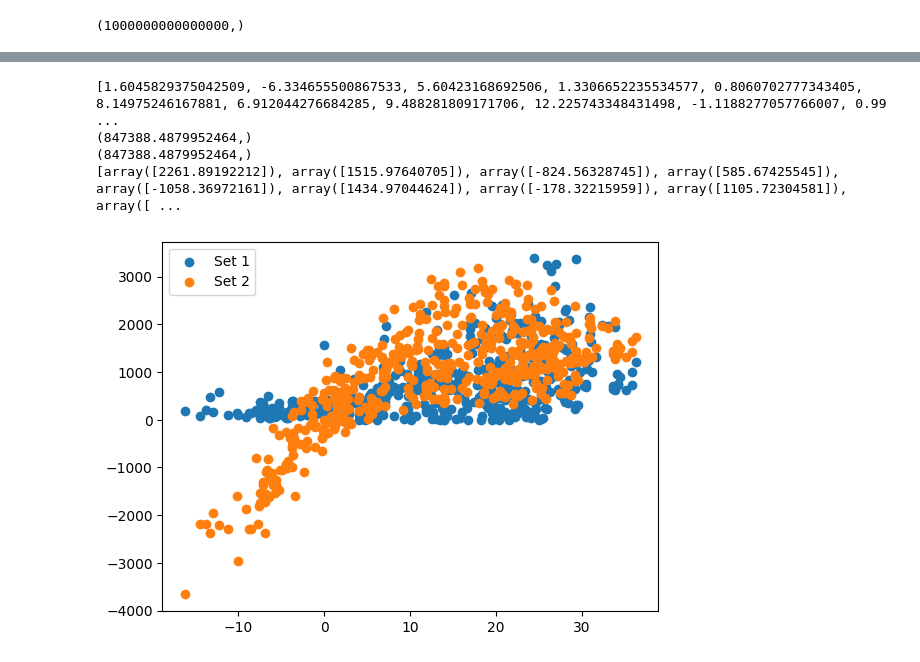
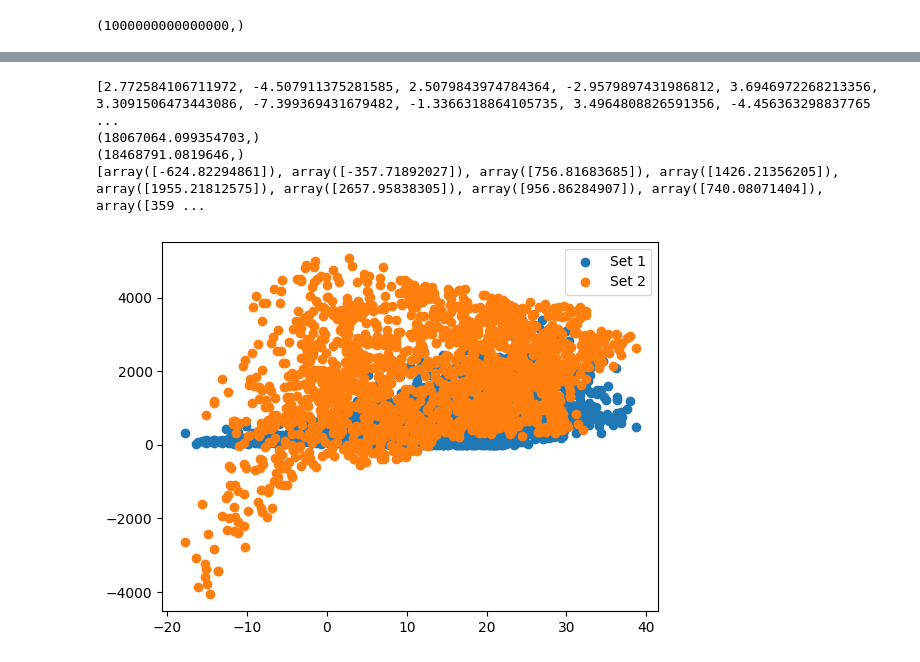
Before and after one commit to katie291100/evac-exam, a Jupyter notebook: main copy.ipynb, the cells around one changed output, grey strips where cells are left out. Drawn from its saved outputs; the diff is of its cells as text; code cells hidden in the pictures.

```diff
--- a/main copy.ipynb
+++ b/main copy.ipynb
@@ -152,8 +153,14 @@ toolbox.register("individual", tools.initRepeat, creator.Individual,
 # %%
 import numpy
 # randomise data
-data = data.sample(frac=1).reset_index(drop=True)
-data = data[:500]
+all_data = all_data.sample(frac=1).reset_index(drop=True)
+test_data = all_data.sample(frac=0.2)
+train_data = all_data.drop(test_data.index)
+train_data = train_data.reset_index(drop=True)
+test_data = test_data.reset_index(drop=True)
+print(test_data.size)
+
+print(train_data.size)
 stats_fit = tools.Statistics(lambda ind: ind.fitness.values)
 stats_size = tools.Statistics(len)
 mstats = tools.MultiStatistics(fitness=stats_fit, size=stats_size)
@@ -195,9 +205,9 @@ stats.register("max", np.max)
 ## SANITYY CHECK
 ind = toolbox.individual()
 print(ind)
-ind.fitness.values = toolbox.evaluate(ind, myNet)
+ind.fitness.values = toolbox.evaluate(ind, myNet, train_data)
 print(ind.fitness.valid)
 print(myNet.setWeightsLinear(ind))
 print(myNet.feedForward([-10, 4, 3, 2, 1, 5, 5]))
-print(toolbox.evaluate(ind, myNet))
+print(toolbox.evaluate(ind, myNet, train_data))
 # %% [output]
@@ -211,7 +221,7 @@ logbook = tools.Logbook()
 
 pop = toolbox.population(n=100)
 # %%
-fitnesses = [toolbox.evaluate(indiv, myNet) for indiv in pop]
+fitnesses = [toolbox.evaluate(indiv, myNet, train_data) for indiv in pop]
 for ind, fit in zip(pop, fitnesses):
     ind.fitness.values = fit
 # %%
@@ -228,7 +238,7 @@ for g in range(NGEN):
         del mutant.fitness.values
 
     invalid_ind = [ind for ind in offspring if not ind.fitness.valid]
-    fitnesses = [toolbox.evaluate(indiv, myNet) for indiv in invalid_ind]
+    fitnesses = [toolbox.evaluate(indiv, myNet, train_data) for indiv in invalid_ind]
     for ind, fit in zip(invalid_ind, fitnesses):
          ind.fitness.values = fit
 
@@ -294,34 +297,33 @@ avg     gen     max     min             std
 # %%
 import matplotlib.pyplot as plt
 
 best_ind = tools.selBest(pop, 1)[0]
 print(best_ind)
-print(toolbox.evaluate(best_ind, myNet))
-myNet.setWeightsLinear(best_ind)
-print(toolbox.evaluate(best_ind, myNet))
+print(toolbox.evaluate(best_ind, myNet, train_data))
+print(toolbox.evaluate(best_ind, myNet, test_data))
 
-inputs = [[data['Hour'][i],data['Temp'][i], data['Windspeed'][i], data['HireAvailable'][i], data['PublicHoliday'][i], data['Weekend'][i], data['Month'][i]] for i in range(len(data))]
+inputs = [[test_data['Hour'][i],test_data['Temp'][i], test_data['Windspeed'][i], test_data['HireAvailable'][i], test_data['PublicHoliday'][i], test_data['Weekend'][i], test_data['Month'][i]] for i in range(len(test_data))]
 # Assuming you have two sets of data:
-x_values1 = data['Temp'].to_list()
-y_values1 = data['Count'].to_list()
+x_values1 = test_data['Temp'].to_list()
+y_values1 = test_data['Count'].to_list()
 
-x_values2 = data['Temp'].to_list()
+x_values2 = test_data['Temp'].to_list()
 y_values2 = [myNet.feedForward(i) for i in inputs]
 
 print(y_values2)
 plt.scatter(x_values1, y_values1, label='Set 1')
 plt.scatter(x_values2, y_values2, label='Set 2')
 
 # Add a legend to explain which line is which
 plt.legend()
 
 # Display the plot
 plt.show()
 # %% [output]
-[1.6045829375042509, -6.334655500867533, 5.60423168692506, 1.3306652235534577, 0.8060702777343405, 8.14975246167881, 6.912044276684285, 9.488281809171706, 12.225743348431498, -1.1188277057766007, 0.99 ...
-(847388.4879952464,)
-(847388.4879952464,)
-[array([2261.89192212]), array([1515.97640705]), array([-824.56328745]), array([585.67425545]), array([-1058.36972161]), array([1434.97044624]), array([-178.32215959]), array([1105.72304581]), array([ ...
+[2.772584106711972, -4.507911375281585, 2.5079843974784364, -2.9579897431986812, 3.6946972268213356, 3.3091506473443086, -7.399369431679482, -1.3366318864105735, 3.4964808826591356, -4.456363298837765 ...
+(18067064.099354703,)
+(18468791.0819646,)
+[array([-624.82294861]), array([-357.71892027]), array([756.81683685]), array([1426.21356205]), array([1955.21812575]), array([2657.95838305]), array([956.86284907]), array([740.08071404]), array([359 ...
-[figure, old version]
+[figure, new version]
 # %%
 # Assuming you have two sets of data:
```
Also changed, not shown: parts of 14 cells of this notebook.
